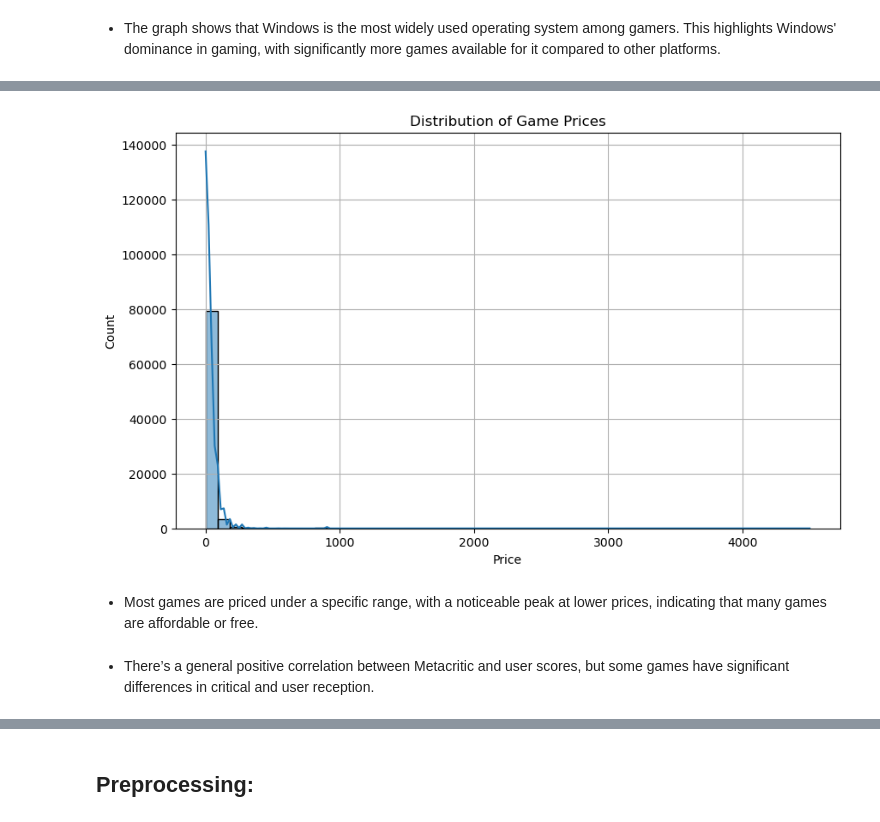
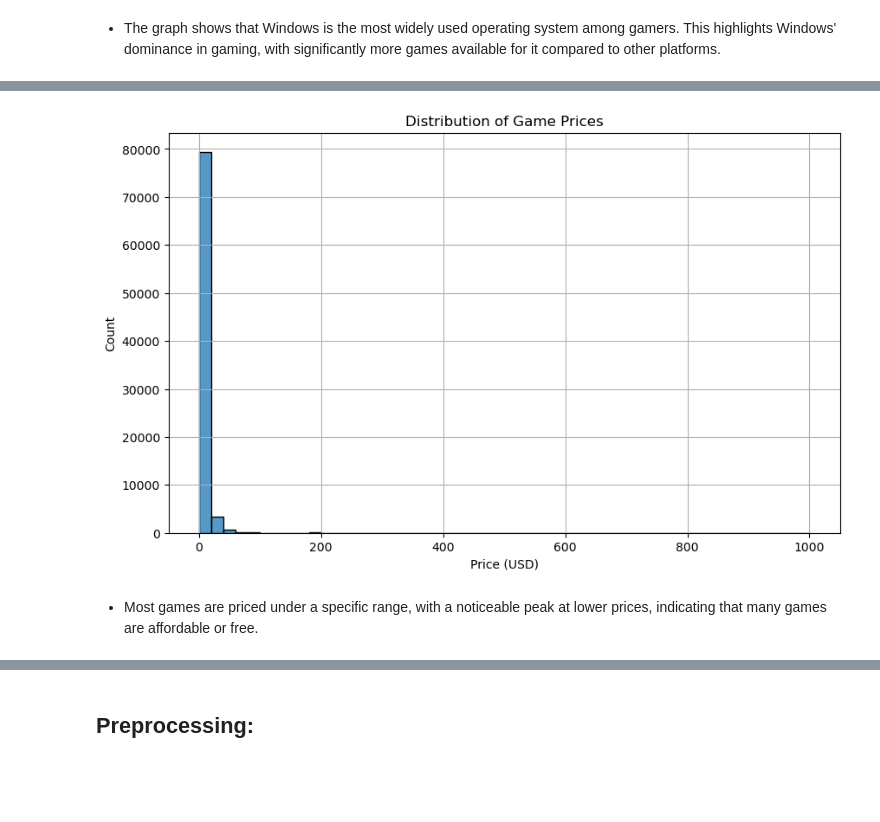
Before and after one commit to DylanNg2412/Python_Project_CU5, a Jupyter notebook: Capstone_Project.ipynb, the cells around one changed output, grey strips where cells are left out. Cells and saved outputs as stored; diff of their text form; code cells hidden in the pictures; blank space fills up the shorter version.

```diff
--- a/Capstone_Project.ipynb
+++ b/Capstone_Project.ipynb
@@ -203,0 +184,3 @@ Name: score_rank, Length: 83646, dtype: float64
+# %%
+df['genres'] = df['genres'].str.replace('[', '').str.replace(']', '')
+df['genres']
@@ -228,8 +224,8 @@ df['upper_bound'] = pd.to_numeric(df['upper_bound'], errors='coerce')
 df['estimated_owners_avg'] = (df['lower_bound'] + df['upper_bound']) / 2
 
 # Drop the lower and upper bound columns if its not needed
-df = df.drop(columns=['lower_bound', 'upper_bound'])
+df = df.drop(columns=['estimated_owners','lower_bound', 'upper_bound'])
 
 # Check the result
-df[['estimated_owners', 'estimated_owners_avg']].head()
+df['estimated_owners_avg'].head()
 # %% [output]
@@ -265,0 +242,3 @@ memory usage: 16.2+ MB
+# %%
+df.rename(columns={'num_reviews_total': 'user_reviews_total'}, inplace=True)
+df.rename(columns={'num_reviews_recent': 'user_reviews_recent'}, inplace=True)
@@ -265,0 +274,2 @@ memory usage: 16.2+ MB
+# %%
+df.replace(-1, 0, inplace=True)
@@ -417,19 +405,13 @@ plt.show()
 # %%
-# Price Distribution
-usd_to_myr = 4.50
-df['price_myr'] = df['price'] * usd_to_myr
-
 plt.figure(figsize=(10, 6))
-sns.histplot(df['price_myr'], bins=50, kde=True)
+sns.histplot(df['price'], bins=50)
 plt.title('Distribution of Game Prices')
-plt.xlabel('Price')
+plt.xlabel('Price (USD)')
 plt.ylabel('Count')
 plt.grid()
 
 plt.show()
 # %% [output]
-[figure, old version]
+[figure, new version]
 # %% [markdown]
 - Most games are priced under a specific range, with a noticeable peak at lower prices, indicating that many games are affordable or free.
-# %% [markdown]
-- There’s a general positive correlation between Metacritic and user scores, but some games have significant differences in critical and user reception.
```
Also changed, not shown: parts of 79 cells of this notebook, 1 other file.
